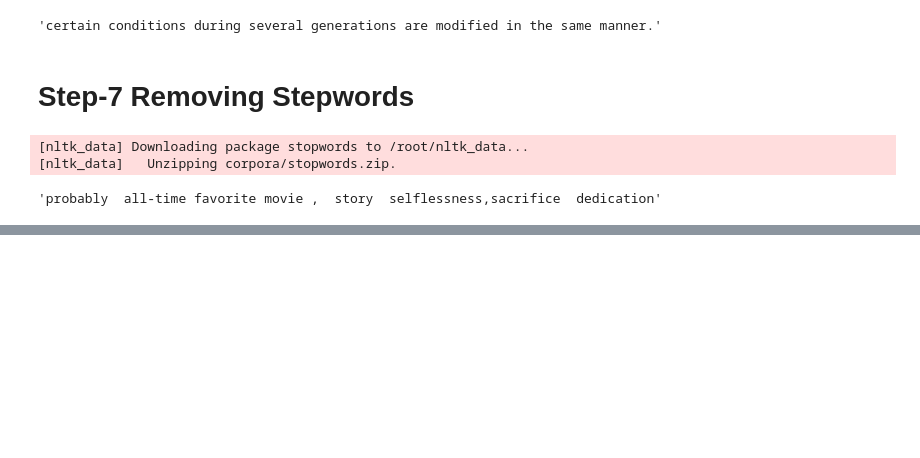
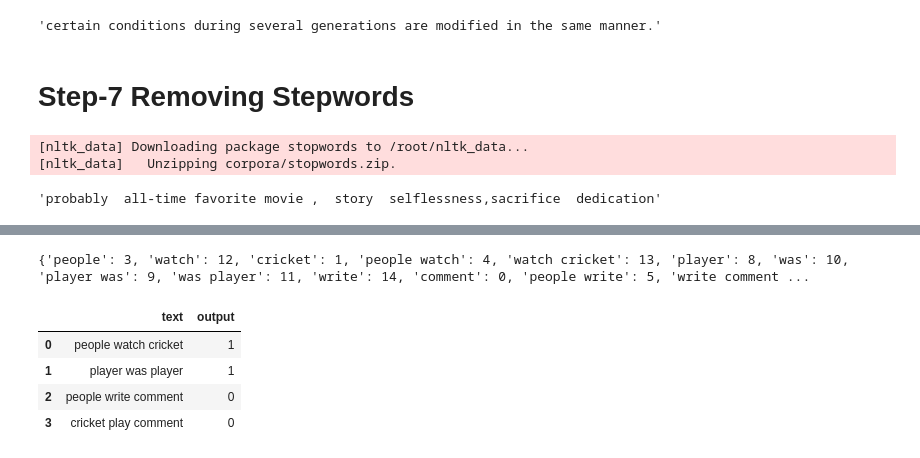
Before and after one commit to Ans365332/6may-file-example, a Jupyter notebook: NLP.ipynb, the cells around one changed output, grey strips where cells are left out. Saved outputs shown, nothing was run; the diff lists cells and outputs as text; code cells hidden in the pictures; blank space fills up the shorter version.

```diff
--- a/NLP.ipynb
+++ b/NLP.ipynb
@@ -173,0 +392,5 @@ remove_stopwords('probably my all-time favorite movie , a story of selflessness,
+# %%
+# vocab
+print(v.vocabulary_)
+# %% [output]
+{'people': 3, 'watch': 12, 'cricket': 1, 'people watch': 4, 'watch cricket': 13, 'player': 8, 'was': 10, 'player was': 9, 'was player': 11, 'write': 14, 'comment': 0, 'people write': 5, 'write comment ...
@@ -173,0 +426,8 @@ remove_stopwords('probably my all-time favorite movie , a story of selflessness,
+# %%
+df
+# %% [output]
+|  | text | output |
+| 0 | people watch cricket | 1 |
+| 1 | player was player | 1 |
+| 2 | people write comment | 0 |
+| 3 | cricket play comment | 0 |
```
Also changed, not shown: parts of 47 cells of this notebook.
